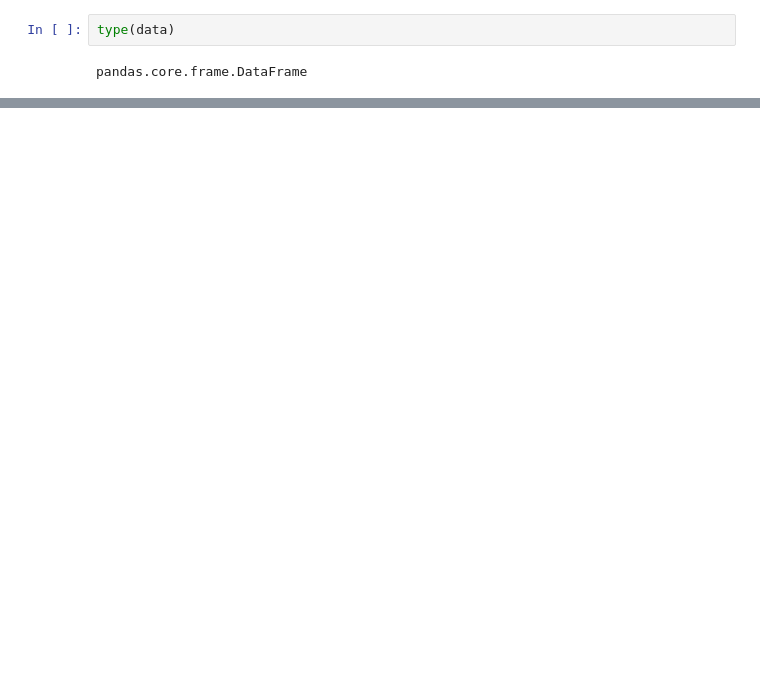
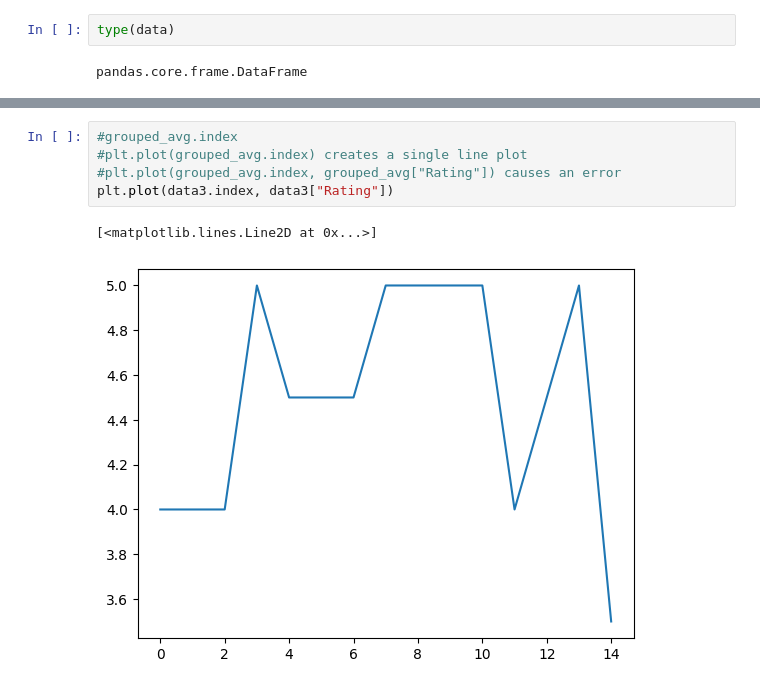
Before and after one commit to AgnesDemon/Python, a Jupyter notebook: packt_python/app_4/Untitled.ipynb, the cells around one changed output, grey strips where cells are left out. Drawn from its saved outputs; the diff is of its cells as text; blank space fills up the shorter version.

Commit message:
Saving modified data

```diff
--- a/packt_python/app_4/Untitled.ipynb
+++ b/packt_python/app_4/Untitled.ipynb
@@ -79,0 +106,8 @@ grouped_avg
+# %%
+#grouped_avg.index
+#plt.plot(grouped_avg.index) creates a single line plot
+#plt.plot(grouped_avg.index, grouped_avg["Rating"]) causes an error
+plt.plot(data3.index, data3["Rating"])
+# %% [output]
+[<matplotlib.lines.Line2D at 0x...>]
+[figure, added]
```
Also changed, not shown: parts of 8 cells of this notebook.
